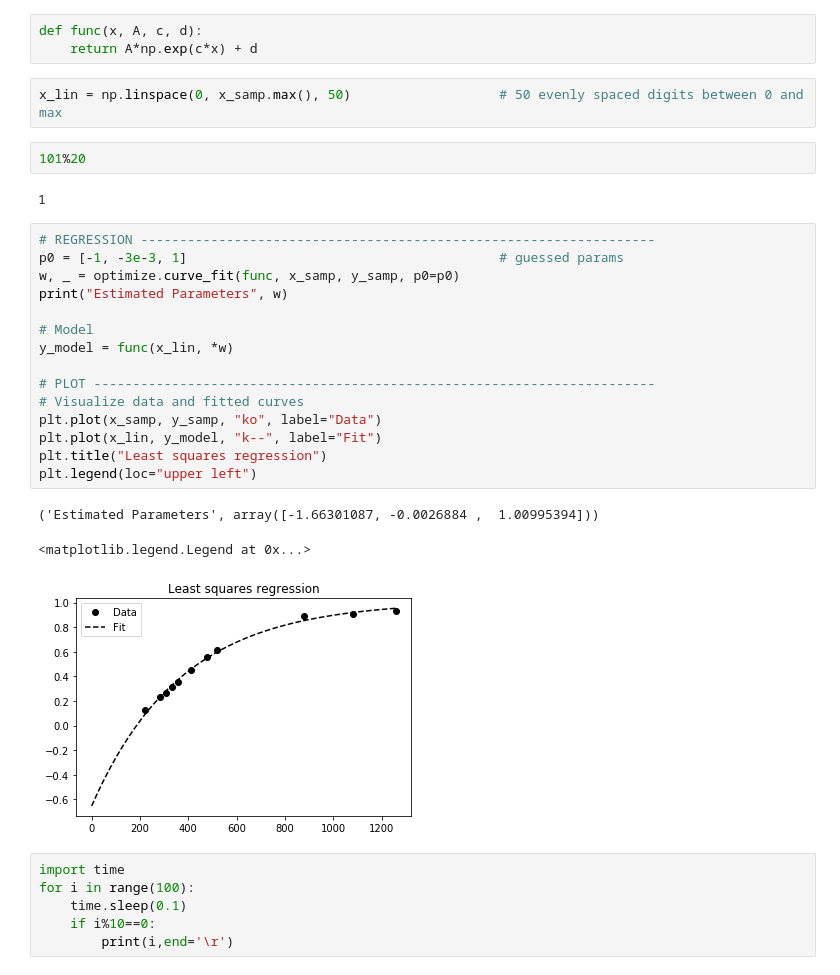
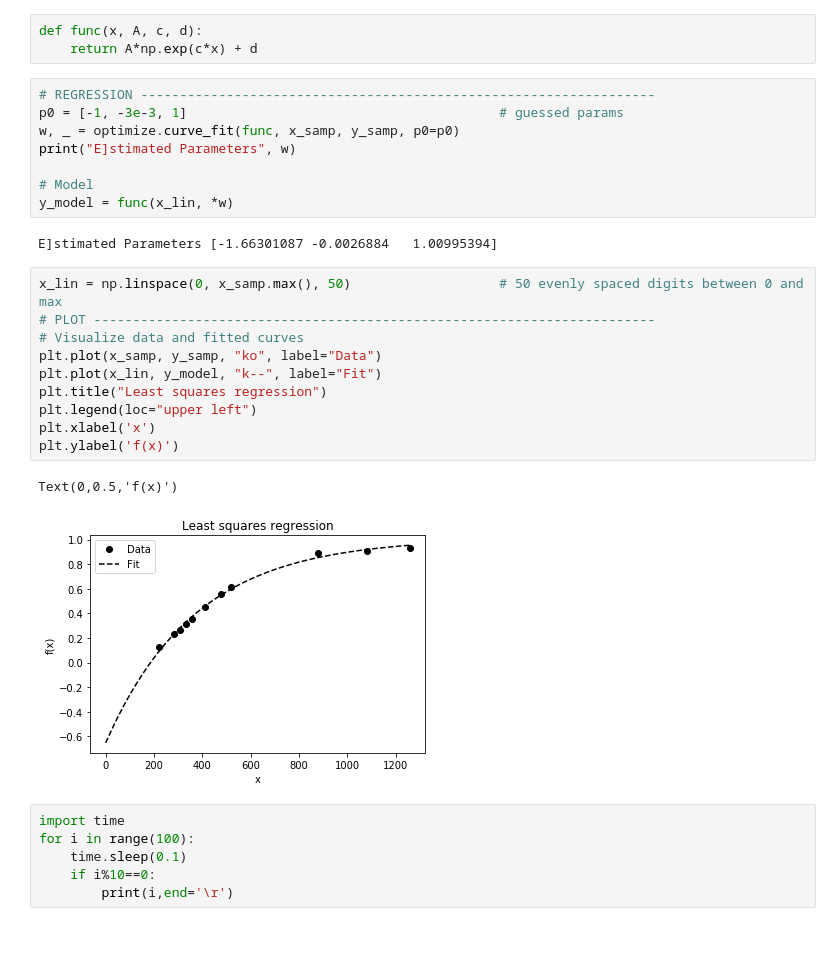
Before and after one commit to restrepo/ComputationalMethods, a Jupyter notebook: material/statistics.ipynb, the cells around one changed output. Drawn from its saved outputs; the diff is of its cells as text; blank space fills up the shorter version.

```diff
--- a/material/statistics.ipynb
+++ b/material/statistics.ipynb
@@ -421,31 +449,29 @@ y_samp = C_values
 # %%
 def func(x, A, c, d):
     return A*np.exp(c*x) + d
-# %%
-x_lin = np.linspace(0, x_samp.max(), 50)                   # 50 evenly spaced digits between 0 and max
-# %%
-101%20
-# %% [output]
-1
 # %%
 # REGRESSION ------------------------------------------------------------------
 p0 = [-1, -3e-3, 1]                                        # guessed params
 w, _ = optimize.curve_fit(func, x_samp, y_samp, p0=p0)
-print("Estimated Parameters", w)
+print("E]stimated Parameters", w)
 
 # Model
 y_model = func(x_lin, *w)
-
-# PLOT ------------------------------------------------------------------------
-# Visualize data and fitted curves
-plt.plot(x_samp, y_samp, "ko", label="Data")
-plt.plot(x_lin, y_model, "k--", label="Fit")
-plt.title("Least squares regression")
-plt.legend(loc="upper left")
 # %% [output]
-('Estimated Parameters', array([-1.66301087, -0.0026884 ,  1.00995394]))
+E]stimated Parameters [-1.66301087 -0.0026884   1.00995394]
-<matplotlib.legend.Legend at 0x...>
-[figure, removed]
+# %%
+x_lin = np.linspace(0, x_samp.max(), 50)                   # 50 evenly spaced digits between 0 and max
+# PLOT ------------------------------------------------------------------------
+# Visualize data and fitted curves
+plt.plot(x_samp, y_samp, "ko", label="Data")
+plt.plot(x_lin, y_model, "k--", label="Fit")
+plt.title("Least squares regression")
+plt.legend(loc="upper left")
+plt.xlabel('x')
+plt.ylabel('f(x)')
+# %% [output]
+Text(0,0.5,'f(x)')
+[figure, added]
 # %%
 import time
 for i in range(100):
```
Also changed, not shown: parts of 32 cells of this notebook, 14 other files.
